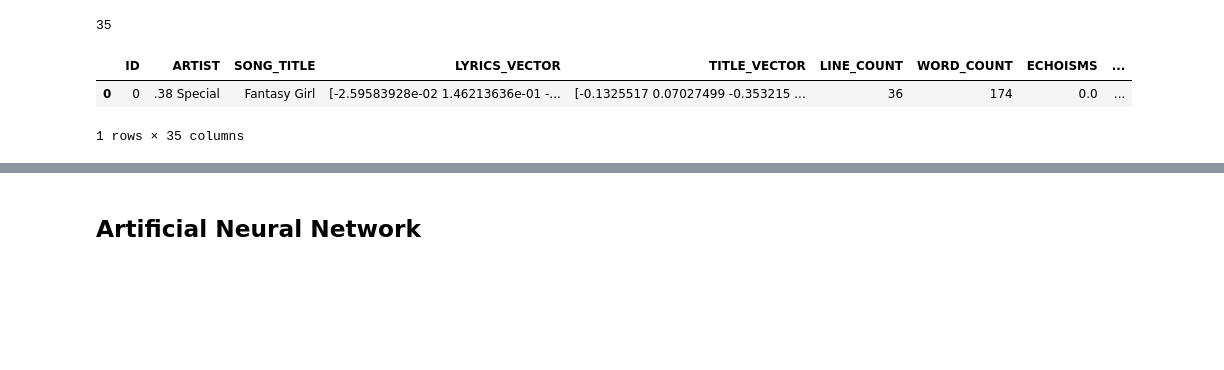
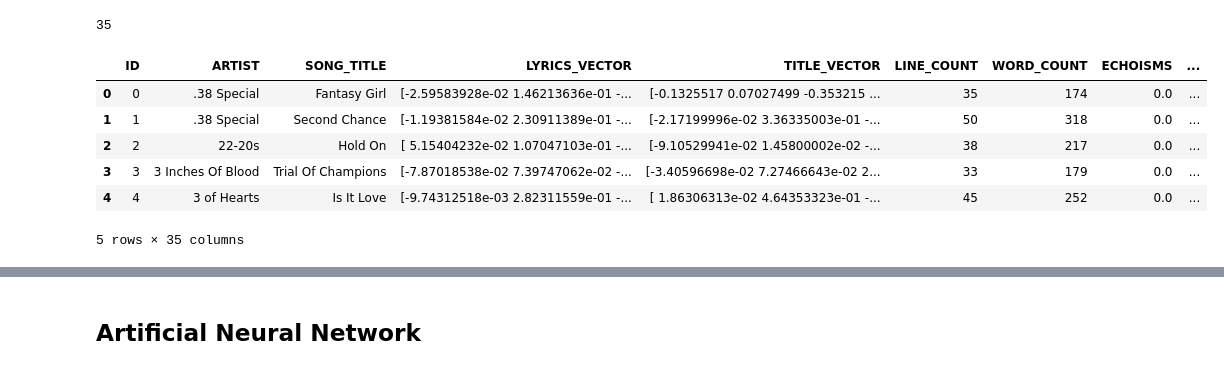
Before and after one commit to sgiammy/emotion-patterns-in-music-playlists, a Jupyter notebook: src/Advanced_Feature_Engineering.ipynb, the cells around one changed output, grey strips where cells are left out. Cells and saved outputs as stored; diff of their text form; code cells hidden in the pictures; blank space fills up the shorter version.

```diff
--- a/src/Advanced_Feature_Engineering.ipynb
+++ b/src/Advanced_Feature_Engineering.ipynb
@@ -90,7 +90,7 @@ Starting from MoodyLyrics we are going to create a new dataset with a lot of new
 # %%
 import pandas as pd
 # %%
-dataset = pd.read_csv('./datasets/emotion_detection_dataset.csv')
+dataset = pd.read_csv('./datasets/moodylyrics_featurized.csv')
 dataset.columns = ['ID', 'ARTIST', 'SONG_TITLE', 'LYRICS_VECTOR', 'TITLE_VECTOR',
                    'LINE_COUNT', 'WORD_COUNT', 'ECHOISMS', 'SELFISH_DEGREE',
                    'DUPLICATE_LINES', 'IS_TITLE_IN_LYRICS', 'RHYMES', 'VERB_PRESENT',
@@ -107,11 +107,15 @@ print(len(dataset.columns))
 # %% [output]
 35
 # %%
-dataset.head(1)
+dataset.head(5)
 # %% [output]
 |  | ID | ARTIST | SONG_TITLE | LYRICS_VECTOR | TITLE_VECTOR | LINE_COUNT | WORD_COUNT | ECHOISMS | ... |
-| 0 | 0 | .38 Special | Fantasy Girl | [-2.59583928e-02 1.46213636e-01 -... | [-0.1325517 0.07027499 -0.353215 ... | 36 | 174 | 0.0 | ... |
+| 0 | 0 | .38 Special | Fantasy Girl | [-2.59583928e-02 1.46213636e-01 -... | [-0.1325517 0.07027499 -0.353215 ... | 35 | 174 | 0.0 | ... |
+| 1 | 1 | .38 Special | Second Chance | [-1.19381584e-02 2.30911389e-01 -... | [-2.17199996e-02 3.36335003e-01 -... | 50 | 318 | 0.0 | ... |
+| 2 | 2 | 22-20s | Hold On | [ 5.15404232e-02 1.07047103e-01 -... | [-9.10529941e-02 1.45800002e-02 -... | 38 | 217 | 0.0 | ... |
+| 3 | 3 | 3 Inches Of Blood | Trial Of Champions | [-7.87018538e-02 7.39747062e-02 -... | [-3.40596698e-02 7.27466643e-02 2... | 33 | 179 | 0.0 | ... |
+| 4 | 4 | 3 of Hearts | Is It Love | [-9.74312518e-03 2.82311559e-01 -... | [ 1.86306313e-02 4.64353323e-01 -... | 45 | 252 | 0.0 | ... |
-1 rows × 35 columns
+5 rows × 35 columns
 # %%
 tmp_df = dataset.drop(useless_columns + ['LYRICS_VECTOR', 'TITLE_VECTOR'],axis=1)
 
```
Also changed, not shown: parts of 7 cells of this notebook, 1 other file.
